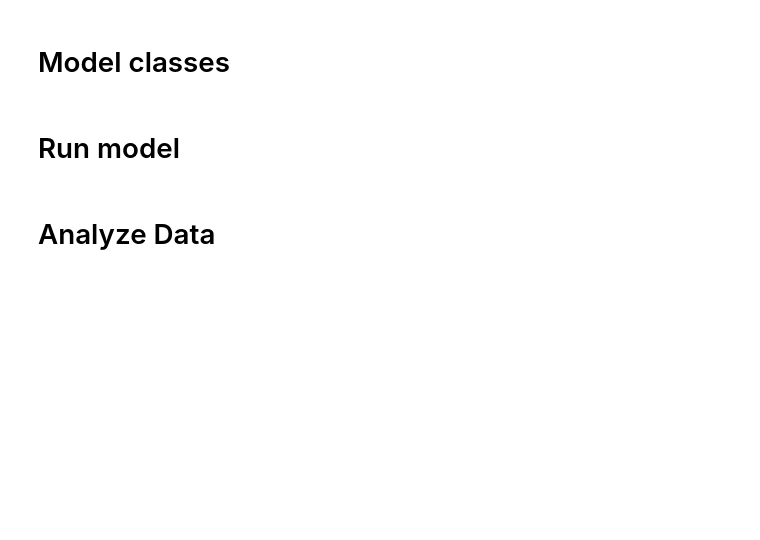
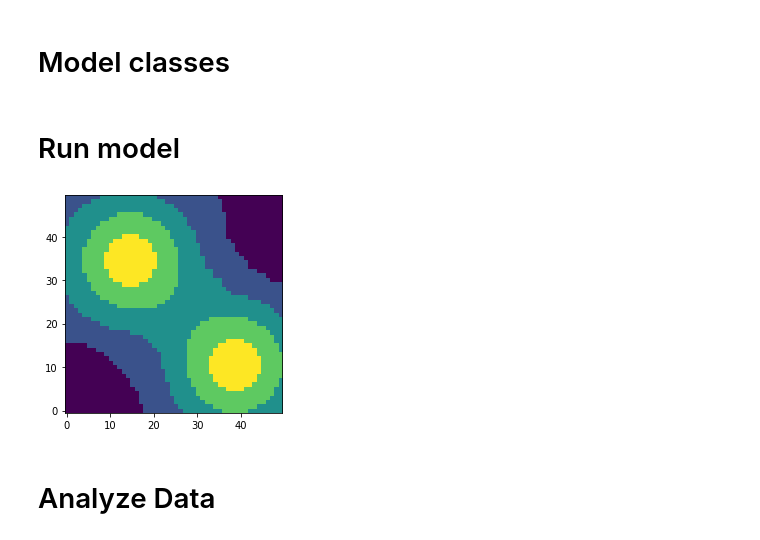
Before and after one commit to Legogo1R/Sugar_Landscape_Model, a Jupyter notebook: Sugar_Landscape_Model.ipynb, the cells around one changed output. Drawn from its saved outputs; the diff is of its cells as text; code cells hidden in the pictures; blank space fills up the shorter version.

```diff
--- a/Sugar_Landscape_Model.ipynb
+++ b/Sugar_Landscape_Model.ipynb
@@ -582,8 +582,11 @@ class Sugarscape_Model(mesa.Model):
 # %%
 steps = 1000
 
 test_model = Sugarscape_Model(vision_min=5,metabolism_max=1)
-test_model.run_model(steps)
+# test_model.run_model(steps)
+test_model.show_grid_distribution(test_model.sugar_distribution)
+# %% [output]
+[figure, added]
 # %% [markdown]
 # Analyze Data
 # %%
```
